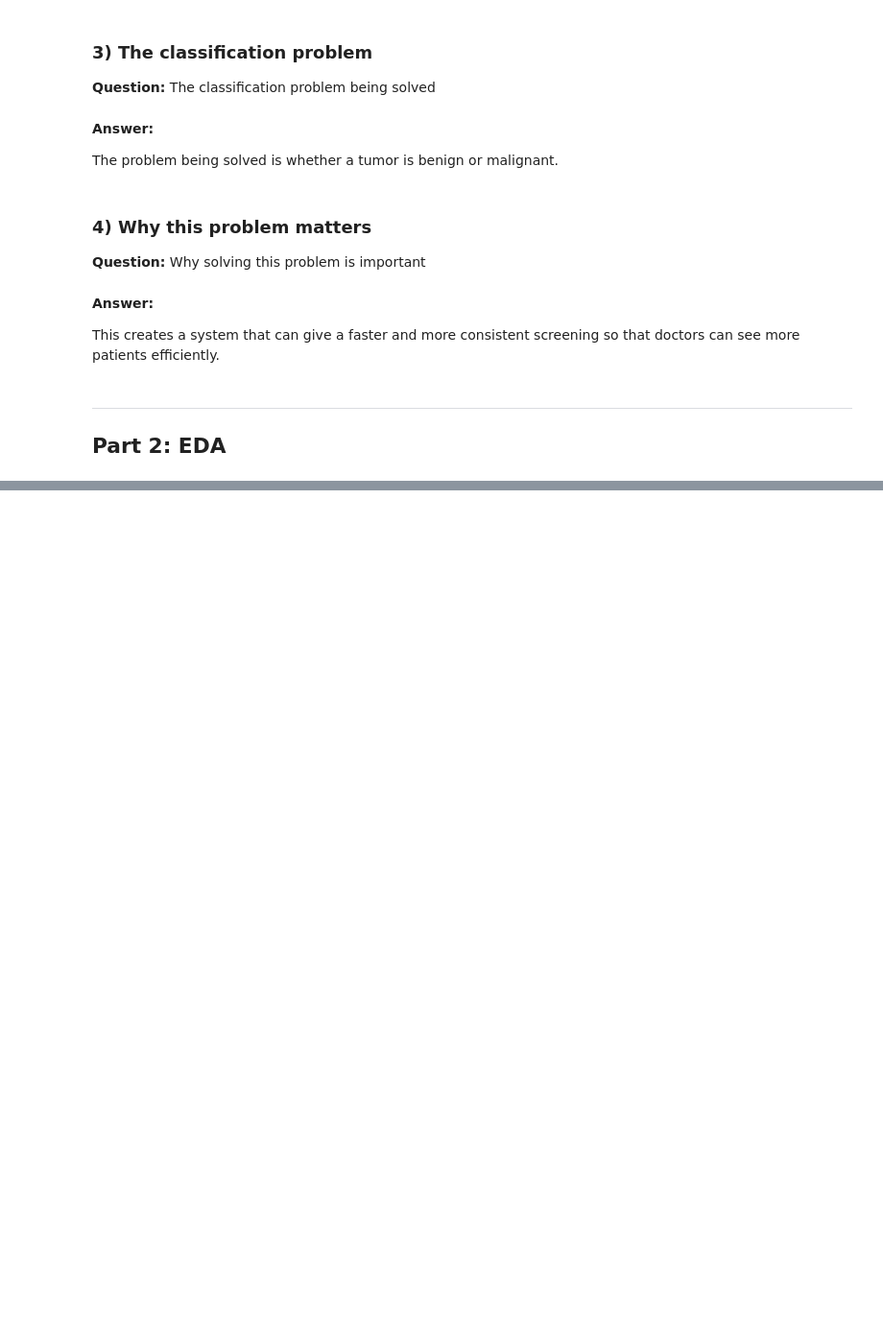
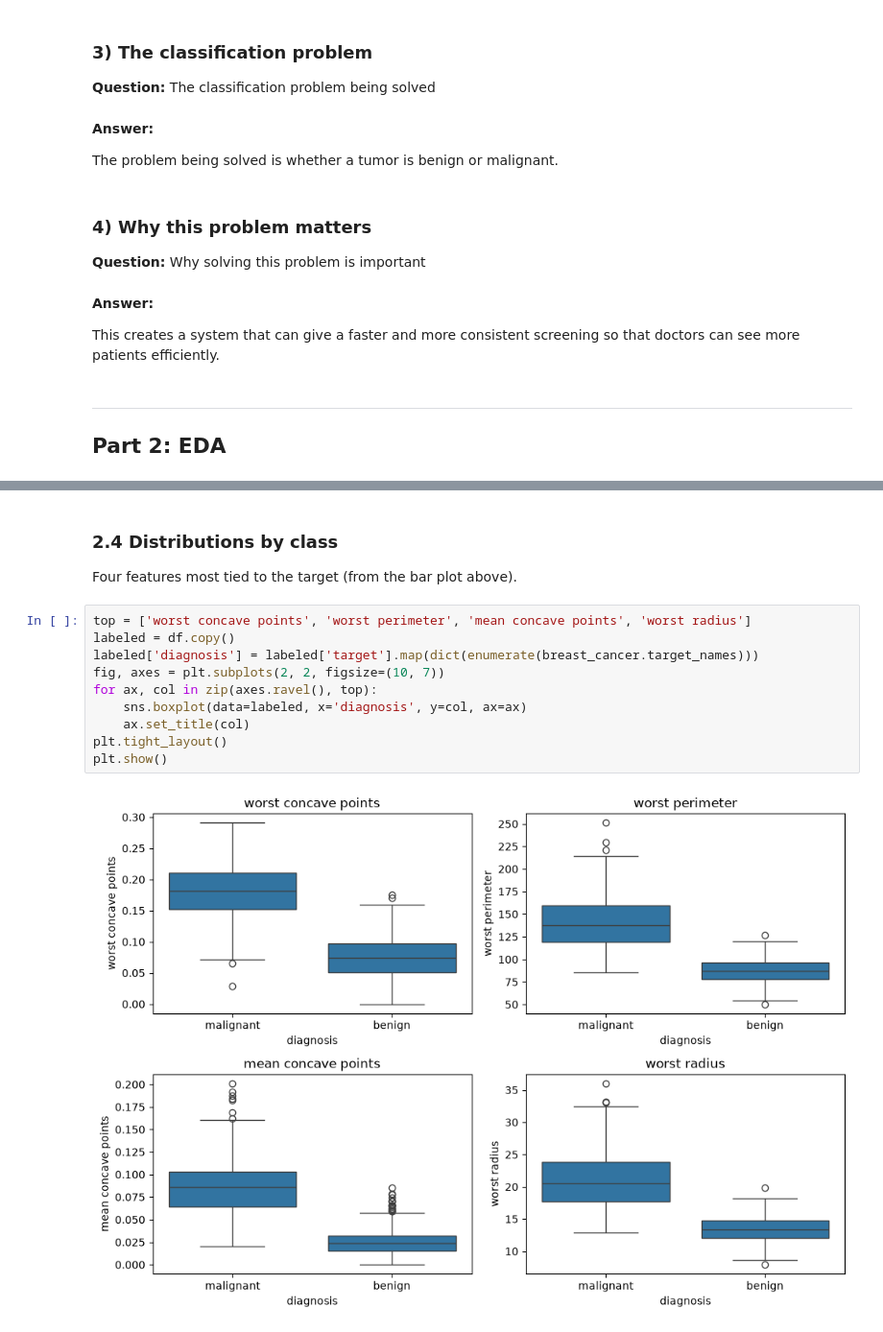
Before and after one commit to JustinSu11/Introduction-to-Artificial-Intelligence-and-Machine-Learning, a Jupyter notebook: Assignments/Assignment_4.2/assignment_4.2_deliverable.ipynb, the cells around one changed output, grey strips where cells are left out. Shown at 96% size. Cells and saved outputs as stored; diff of their text form; blank space fills up the shorter version.

```diff
--- a/Assignments/Assignment_4.2/assignment_4.2_deliverable.ipynb
+++ b/Assignments/Assignment_4.2/assignment_4.2_deliverable.ipynb
@@ -94,0 +152,15 @@ plt.show()
+# %% [markdown]
+### 2.4 Distributions by class
+Four features most tied to the target (from the bar plot above).
+# %%
+top = ['worst concave points', 'worst perimeter', 'mean concave points', 'worst radius']
+labeled = df.copy()
+labeled['diagnosis'] = labeled['target'].map(dict(enumerate(breast_cancer.target_names)))
+fig, axes = plt.subplots(2, 2, figsize=(10, 7))
+for ax, col in zip(axes.ravel(), top):
+    sns.boxplot(data=labeled, x='diagnosis', y=col, ax=ax)
+    ax.set_title(col)
+plt.tight_layout()
+plt.show()
+# %% [output]
+[figure, added]
```
Also changed, not shown: parts of 27 cells of this notebook, 2 other files.
